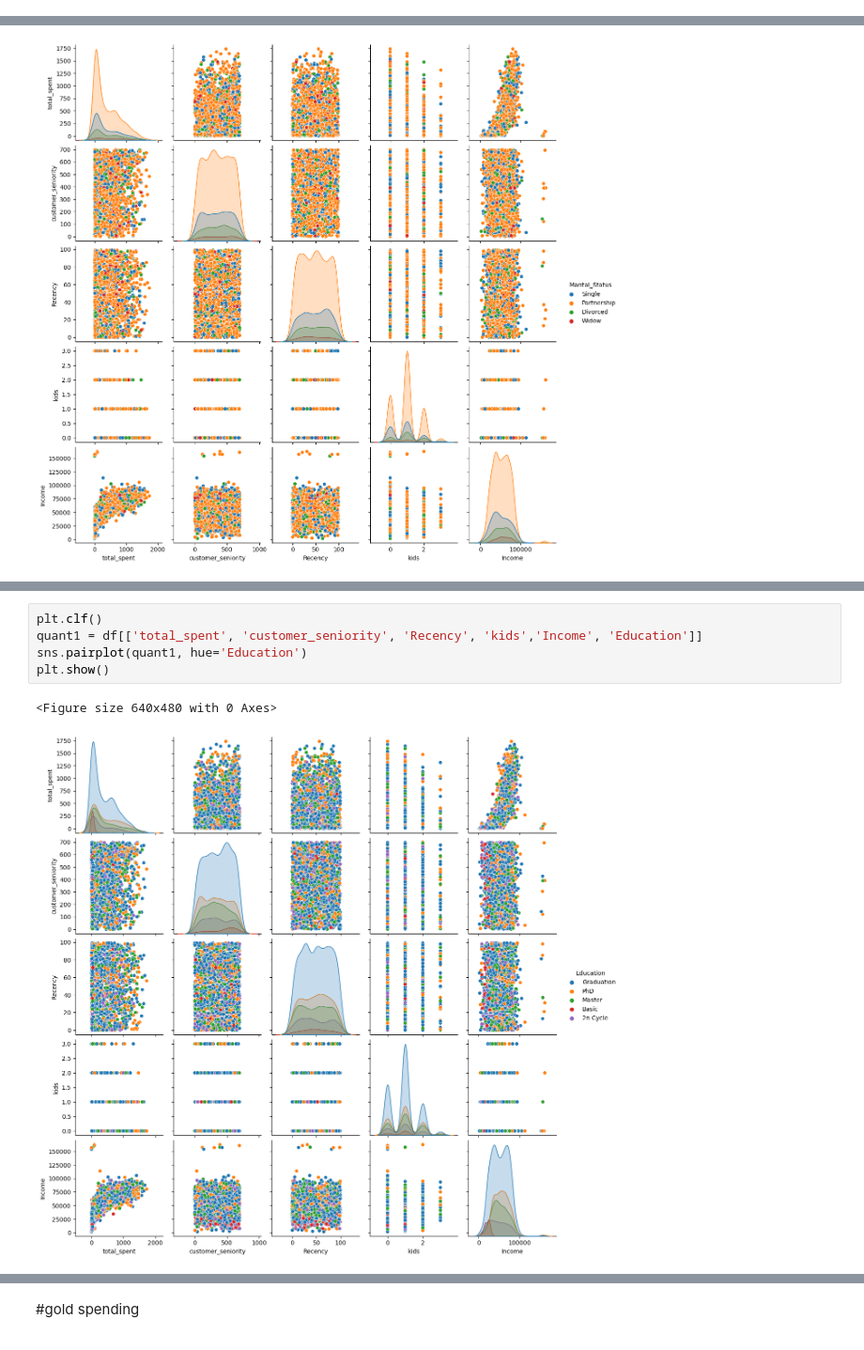
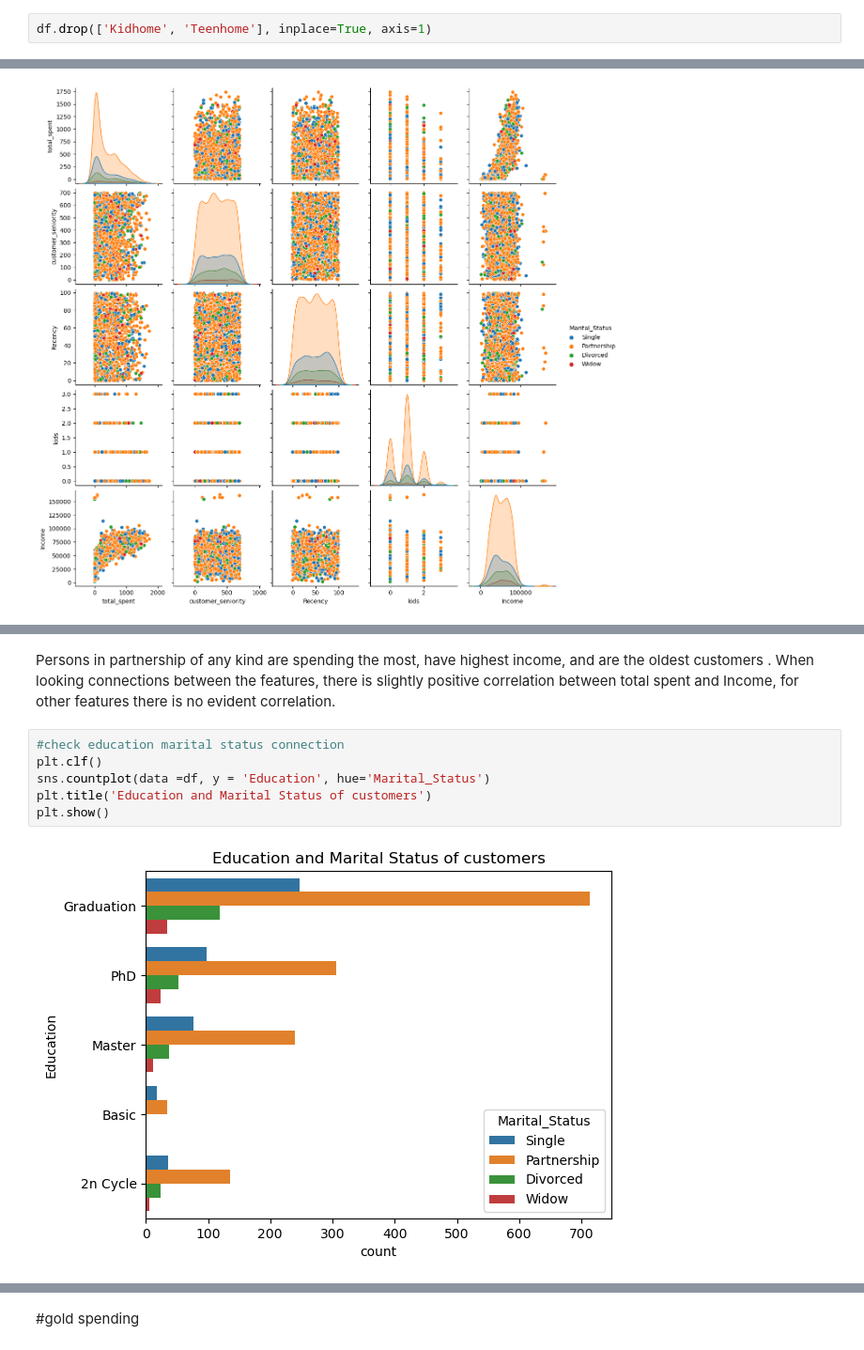
Before and after one commit to tamaricki/Projects, a Jupyter notebook: Customer_analysis_clustering.ipynb, the cells around one changed output, grey strips where cells are left out. Shown at 94% size. Drawn from its saved outputs; the diff is of its cells as text.

```diff
--- a/Customer_analysis_clustering.ipynb
+++ b/Customer_analysis_clustering.ipynb
@@ -170,0 +173,2 @@ plt.show()
+# %%
+df.drop(['Kidhome', 'Teenhome'], inplace=True, axis=1)
@@ -188,8 +189,10 @@ df.head()
-# %%
-plt.clf()
-quant1 = df[['total_spent', 'customer_seniority', 'Recency', 'kids','Income', 'Education']]
-sns.pairplot(quant1, hue='Education')
-plt.show()
-# %% [output]
-<Figure size 640x480 with 0 Axes>
-[figure, removed]
+# %% [markdown]
+Persons in partnership of any kind are spending the most, have highest income, and are the oldest customers . When looking connections between the features, there is slightly positive correlation between total spent and Income, for other features there is no evident correlation.
+# %%
+#check education marital status connection
+plt.clf()
+sns.countplot(data =df, y = 'Education', hue='Marital_Status')
+plt.title('Education and Marital Status of customers')
+plt.show()
+# %% [output]
+[figure, added]
```
Also changed, not shown: parts of 9 cells of this notebook.
